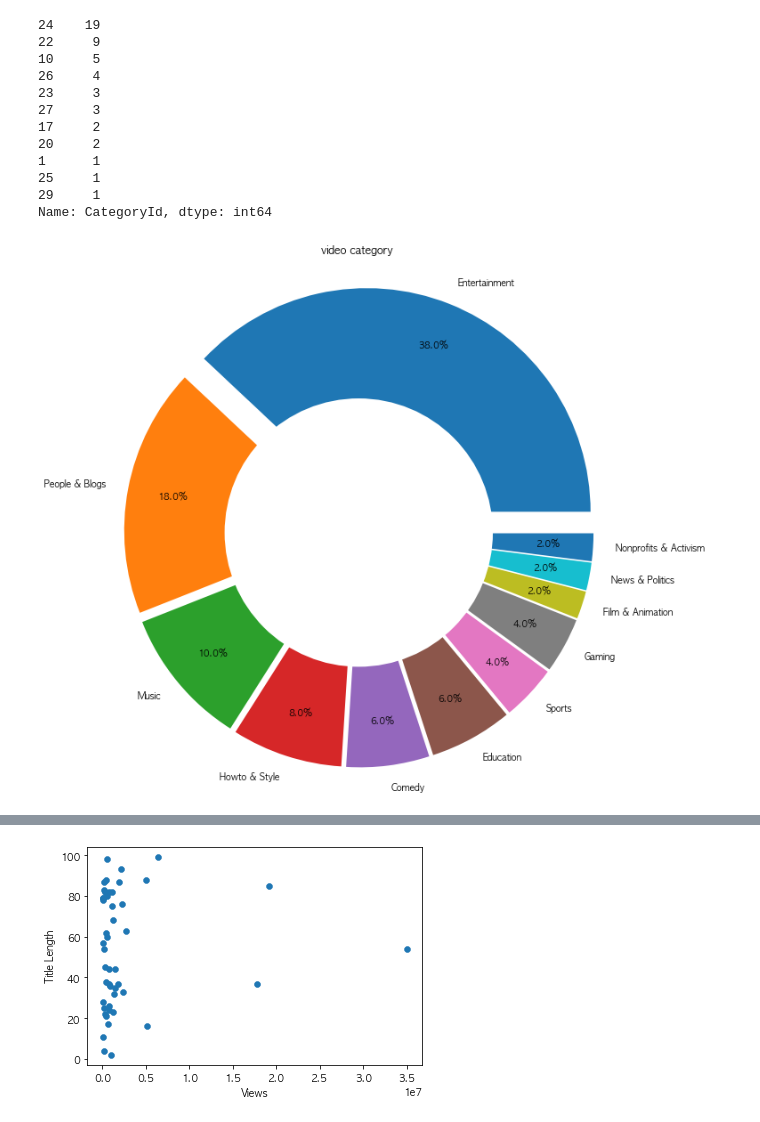
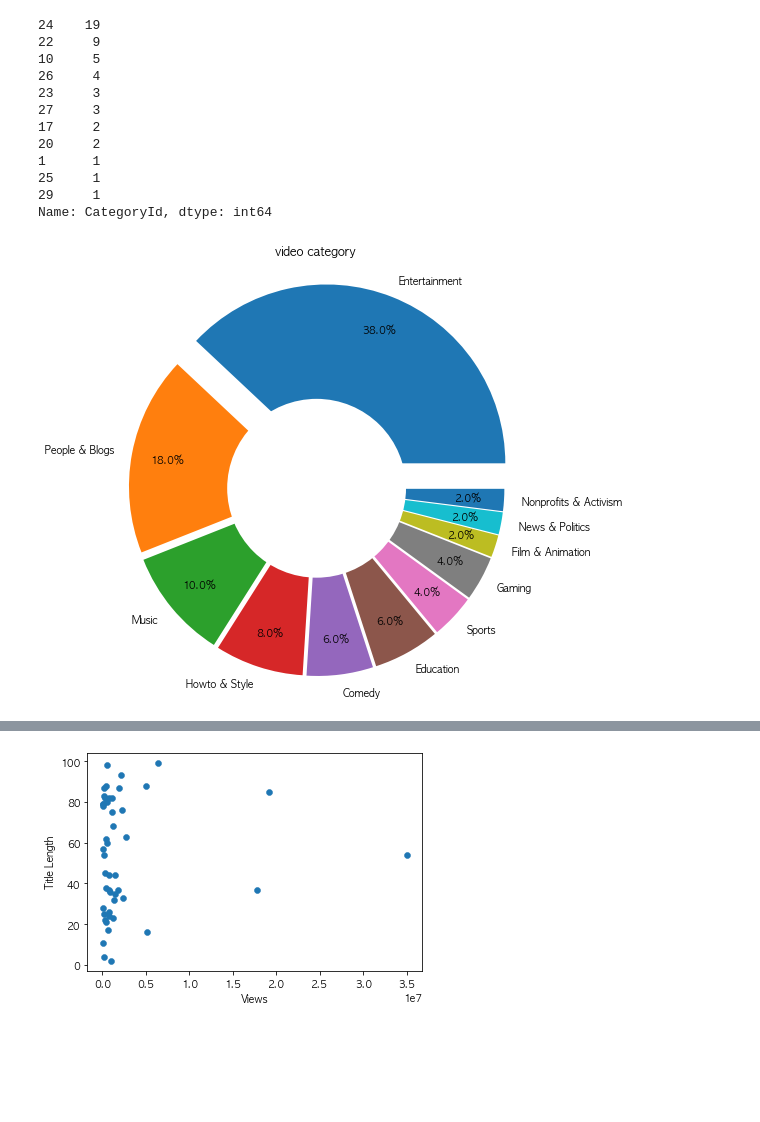
Before and after one commit to enjoy89/data_analysis_programming, a Jupyter notebook: project.ipynb, the cells around one changed output, grey strips where cells are left out. Cells and saved outputs as stored; diff of their text form; code cells hidden in the pictures; blank space fills up the shorter version.

```diff
--- a/project.ipynb
+++ b/project.ipynb
@@ -296,17 +321,17 @@ Name: CategoryId, dtype: int64
 # %%
 typeCount = popular_youtube_video_data['CategoryId'].value_counts()
 
-fig, ax = plt.subplots(figsize=(11, 11))
+fig, ax = plt.subplots(figsize=(8, 8))
 
 ax.pie(typeCount,
        labels= ['Entertainment', 'People & Blogs', 'Music', 'Howto & Style', 'Comedy', 'Education',
                 'Sports', 'Gaming', 'Film & Animation', 'News & Politics', 'Nonprofits & Activism'],
        autopct='%1.1f%%',
        pctdistance=0.8,
-       explode=[.1, .05, .05, .05, .05, .05, .05, .05, .05, .05, .05])
-centre_circle = fig.gca().add_artist(plt.Circle((0,0),0.6,fc='white'))
+       explode=[.15, .05, .05, .05, .05, .05, .05, .05, .05, .05, .05])
+centre_circle = fig.gca().add_artist(plt.Circle((0,0),0.5,fc='white'))
 ax.axis('equal')
 plt.title('video category')
 plt.show()
 # %% [output]
-[figure, old version]
+[figure, new version]
```
Also changed, not shown: parts of 25 cells of this notebook.
